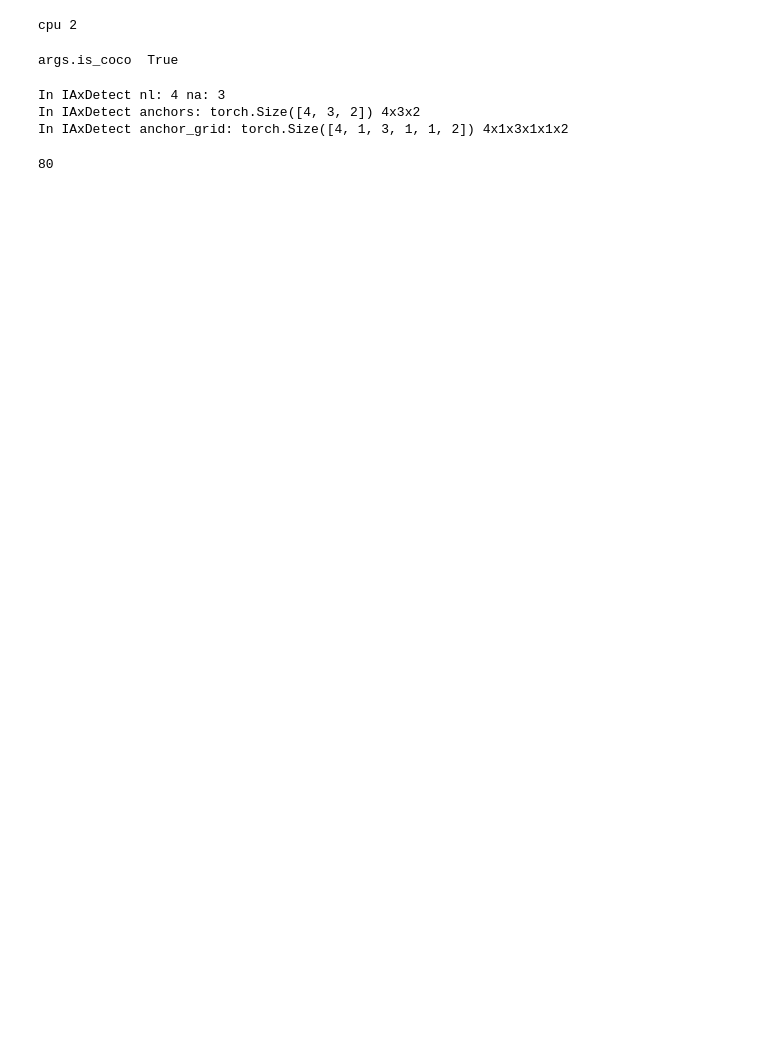
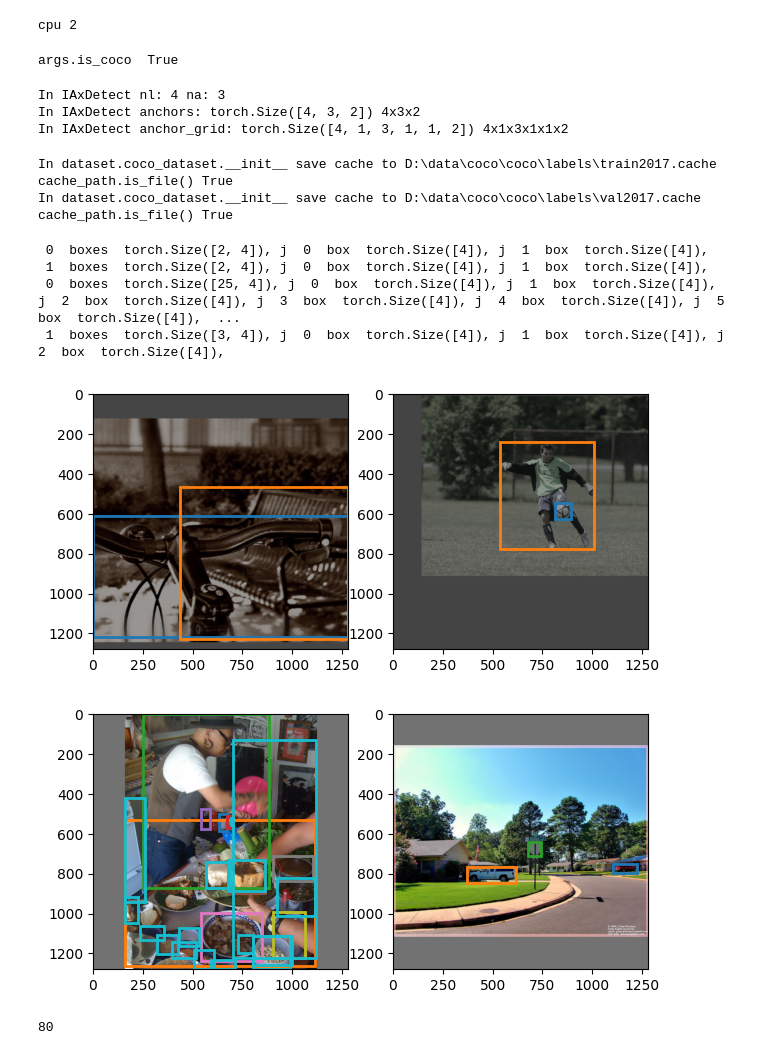
Before and after one commit to s-reaungamornrat/video_processing, a Jupyter notebook: yolov7/notebook/Training.ipynb, the cells around one changed output. Saved outputs shown, nothing was run; the diff lists cells and outputs as text; code cells hidden in the pictures; blank space fills up the shorter version.

```diff
--- a/yolov7/notebook/Training.ipynb
+++ b/yolov7/notebook/Training.ipynb
@@ -44,9 +42,12 @@ The autoreload extension is already loaded. To reload it, use:
 data_dirpath='D:/data/coco'
 result_dirpath='D:/results/yolov7'
 
-argument=f"""--data-dirpath {data_dirpath}/coco --output-dirpath {result_dirpath}
+argument=f"""
+--data-dirpath {data_dirpath}/coco --output-dirpath {result_dirpath}
 --worker 1 --device cpu --batch-size 2 --data coco.yaml --img 1280 1280 --cfg yolov7-w6.yaml
---weights ''  --name yolov7-w6 --hyp hyp.scratch.p6.yaml"""
+--weights ''  --name yolov7-w6 --hyp hyp.scratch.p6.yaml
+--n-training-data 100 --n-val-data 20 --correct-exif
+"""
 args=parser.parse_args(argument.split())
 # %%
 device=torch.device('cpu' if not torch.cuda.is_available() or args.device=='cpu' else 'cuda')
@@ -100,7 +97,62 @@ In IAxDetect anchor_grid: torch.Size([4, 1, 3, 1, 1, 2]) 4x1x3x1x1x2
 max_stride=max(int(model.stride.max()), 32)
 assert check_image_size(image_size=args.img_size, stride=max_stride), f'{args.img_size} must be divisible by {max_stride}'
 # %%
-# train data loader
+# train/val data loader
+train_dataset=LoadImagesAndLabels(data_dirpath=args.data_dirpath, image_paths=data_dict['train'], img_size=args.img_size[0],
+                            augment=True, hyp=hyp, n_data=args.n_training_data, correct_exif=args.correct_exif)
+val_dataset=LoadImagesAndLabels(data_dirpath=args.data_dirpath, image_paths=data_dict['val'], img_size=args.img_size[0],
+                            augment=False, hyp=hyp, n_data=args.n_val_data, correct_exif=args.correct_exif)
+
+train_loader=torch.utils.data.DataLoader(dataset=train_dataset, batch_size=args.batch_size, num_workers=1, pin_memory=True,
+                                        collate_fn=LoadImagesAndLabels.collate_fn)
+val_loader=torch.utils.data.DataLoader(dataset=val_dataset, batch_size=args.batch_size, num_workers=1, pin_memory=True,
+                                        collate_fn=LoadImagesAndLabels.collate_fn)
+# %% [output]
+In dataset.coco_dataset.__init__ save cache to D:\data\coco\coco\labels\train2017.cache cache_path.is_file() True
+In dataset.coco_dataset.__init__ save cache to D:\data\coco\coco\labels\val2017.cache cache_path.is_file() True
+# %%
+from matplotlib import patches
+from video_processing.yolov7.dataset.coords import normalized_xywh2xyxy
+
+cmap = plt.get_cmap('tab10', 10)
+imgs, labels, fpath=next(iter(train_loader))
+_, ax=plt.subplots(1,imgs.shape[0],figsize=(6,3))
+for i, img in enumerate(imgs):
+    is_box=labels[:,0]==i # box of this image
+    boxes=labels[:,2:][is_box]
+    print('\n', i, ' boxes ', boxes.shape, end=',')
+    boxes=normalized_xywh2xyxy(boxes,w=img.shape[-1], h=img.shape[1])
+    ax[i].imshow(img.permute(1,2,0)) # CxHxW to HxWxC
+    for j, box in enumerate(boxes):
+        print(' j ', j, ' box ', box.shape, end=',')
+        # Create a Rectangle patch
+        rect = patches.Rectangle(box[:2], box[2]-box[0], box[3]-box[1], linewidth=2, edgecolor=cmap(j), facecolor='none')
+        # Add the patch to the Axes
+        ax[i].add_patch(rect)
+plt.tight_layout(pad=0, w_pad=0, h_pad=0)
+
+imgs, labels, fpath=next(iter(val_loader))
+_, ax=plt.subplots(1,imgs.shape[0],figsize=(6,3))
+for i, img in enumerate(imgs):
+    is_box=labels[:,0]==i # box of this image
+    boxes=labels[:,2:][is_box]
+    print('\n', i, ' boxes ', boxes.shape, end=',')
+    boxes=normalized_xywh2xyxy(boxes,w=img.shape[-1], h=img.shape[1])
+    ax[i].imshow(img.permute(1,2,0)) # CxHxW to HxWxC
+    for j, box in enumerate(boxes):
+        print(' j ', j, ' box ', box.shape, end=',')
+        # Create a Rectangle patch
+        rect = patches.Rectangle(box[:2], box[2]-box[0], box[3]-box[1], linewidth=2, edgecolor=cmap(j), facecolor='none')
+        # Add the patch to the Axes
+        ax[i].add_patch(rect)
+plt.tight_layout(pad=0, w_pad=0, h_pad=0)
+# %% [output]
+ 0  boxes  torch.Size([2, 4]), j  0  box  torch.Size([4]), j  1  box  torch.Size([4]),
+ 1  boxes  torch.Size([2, 4]), j  0  box  torch.Size([4]), j  1  box  torch.Size([4]),
+ 0  boxes  torch.Size([25, 4]), j  0  box  torch.Size([4]), j  1  box  torch.Size([4]), j  2  box  torch.Size([4]), j  3  box  torch.Size([4]), j  4  box  torch.Size([4]), j  5  box  torch.Size([4]),  ...
+ 1  boxes  torch.Size([3, 4]), j  0  box  torch.Size([4]), j  1  box  torch.Size([4]), j  2  box  torch.Size([4]),
+[figure, added]
+[figure, added]
 # %%
 torch.save({
             'epoch': epoch,
```
Also changed, not shown: parts of 2 cells of this notebook, 6 other files.
